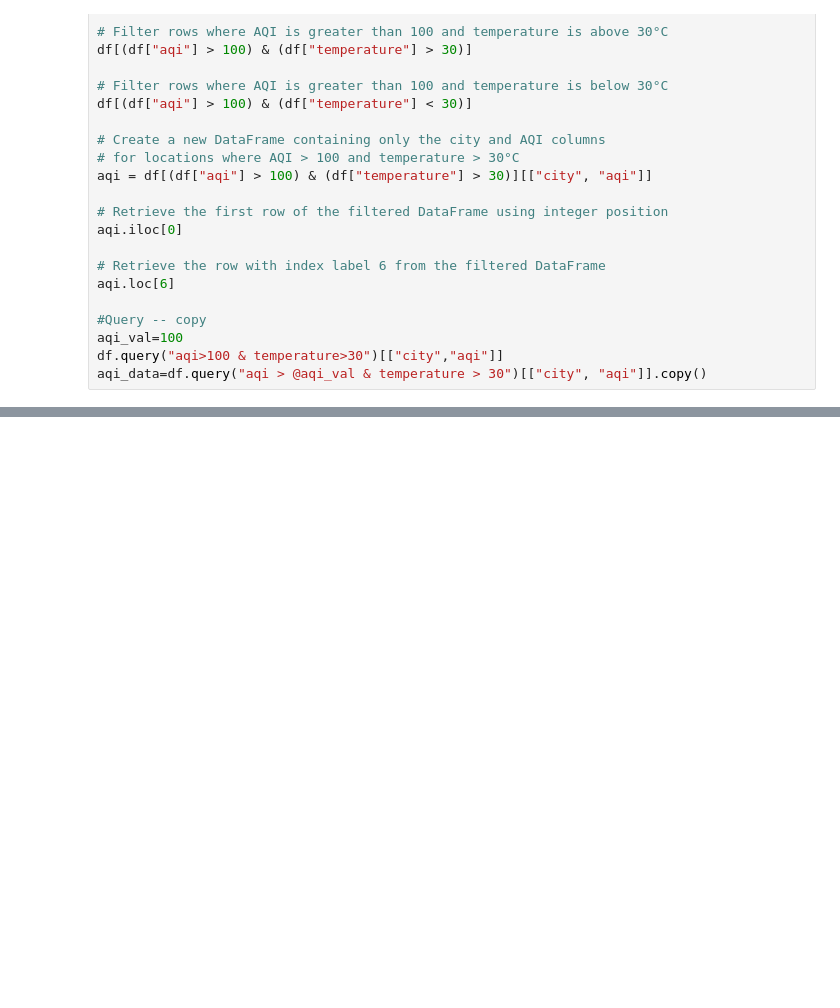
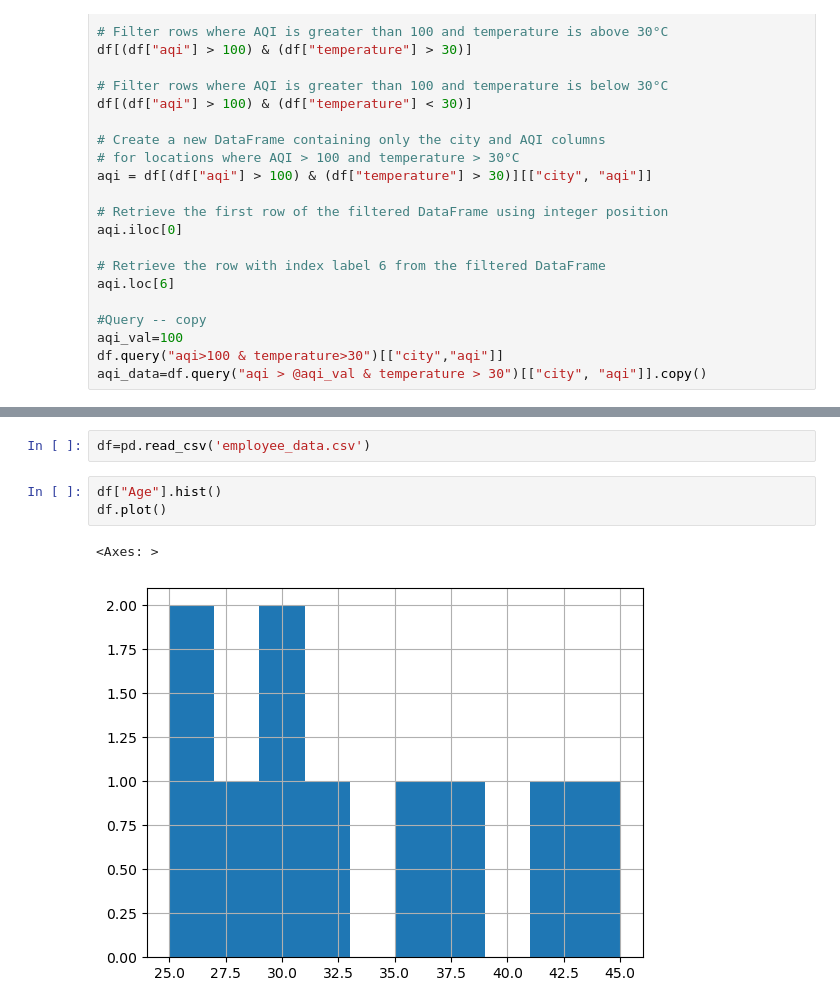
Before and after one commit to Tdeflash12/Prime, a Jupyter notebook: pandas_tutorial.ipynb, the cells around one changed output, grey strips where cells are left out. Cells and saved outputs as stored; diff of their text form; blank space fills up the shorter version.

Commit message:
up to plot

```diff
--- a/pandas_tutorial.ipynb
+++ b/pandas_tutorial.ipynb
@@ -280,0 +530,8 @@ df
+# %%
+df=pd.read_csv('employee_data.csv')
+# %%
+df["Age"].hist()
+df.plot()
+# %% [output]
+<Axes: >
+[figure, added]
```
Also changed, not shown: parts of 14 cells of this notebook, 3 other files.
